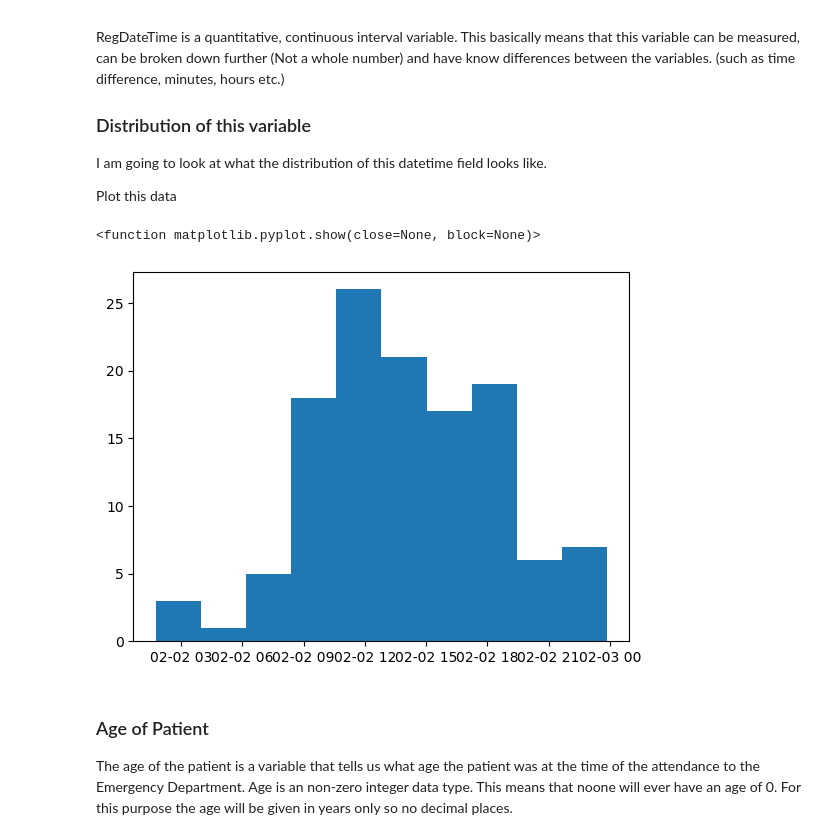
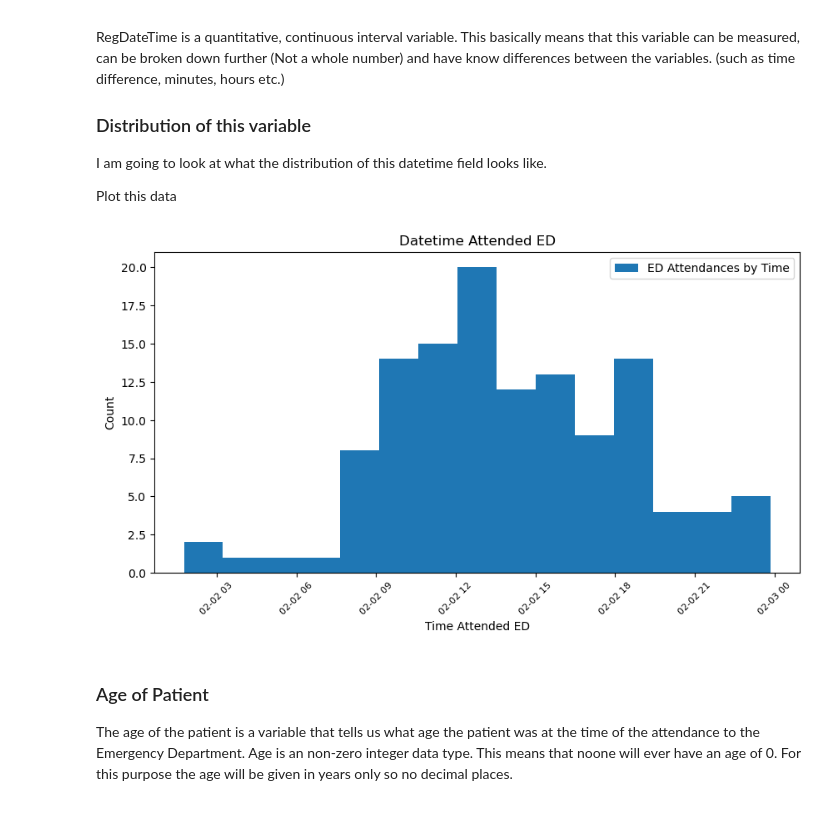
Before and after one commit to AudeAllen/PDA_Assignment, a Jupyter notebook: PDA_Assignment.ipynb, the cells around one changed output. Cells and saved outputs as stored; diff of their text form; code cells hidden in the pictures.

Commit message:
Changes to histogram for datetime

```diff
--- a/PDA_Assignment.ipynb
+++ b/PDA_Assignment.ipynb
@@ -121,47 +121,53 @@ Plot this data
 import pandas as pd
 import seaborn as sns
 import matplotlib.pyplot as plt
+import numpy as np
 
 df = pd.read_csv('EDAttendances24Hour.csv')
 
 df['REGISTRATION']
 
 # convert to datetime using pd.to_datetime
 pd.to_datetime(df['REGISTRATION'])
 
 # I now need to add in a new REGISTRATION field in the datetime format into my dataset
 
 df['RegDateTime'] = pd.to_datetime(df['REGISTRATION'])
 
 df
 
 
-# I am going to plot this data using Seaborn with a line graph
-
-#sns.lineplot(data=df, x="RegDateTime", y="Age")
-
-
-
 # To see what kind of distribution the datetime variable has I am going to plot just the time variable
 
 #Firstly I need to extract time from the variable datetime
 
-df['Time'] = df['RegDateTime'].dt.strftime("%H:%M:%S")
+#df['Time'] = df['RegDateTime'].dt.strftime("%H:%M")
 
+
+#df['Time']
+
+df['Time'] = pd.to_datetime(df['RegDateTime'],format= '%H:%M' ).dt.time
 
 df['Time']
 
 
 df['hour'] = df['RegDateTime'].dt.hour
 
 df
 
-plt.hist(df.RegDateTime)
-
-plt.show
+plt.figure(figsize = (10, 5))
+plt.hist(df.RegDateTime,15, histtype='bar', stacked=True)
+plt.legend(['ED Attendances by Time'])
+plt.title("Datetime Attended ED")
+plt.xlabel("Datetime")
+plt.ylabel("Count")
+plt.xticks(rotation=45)
+plt.xlabel("Time Attended ED", fontsize=10)
+plt.xticks(fontsize=8)
+plt.savefig('Images/Time_Attended_ED.png')# Save to PNG file
+plt.show()
 # %% [output]
-<function matplotlib.pyplot.show(close=None, block=None)>
-[figure, old version]
+[figure, new version]
 # %% [markdown]
 ### Age of Patient
 
```
Also changed, not shown: 1 other file.
